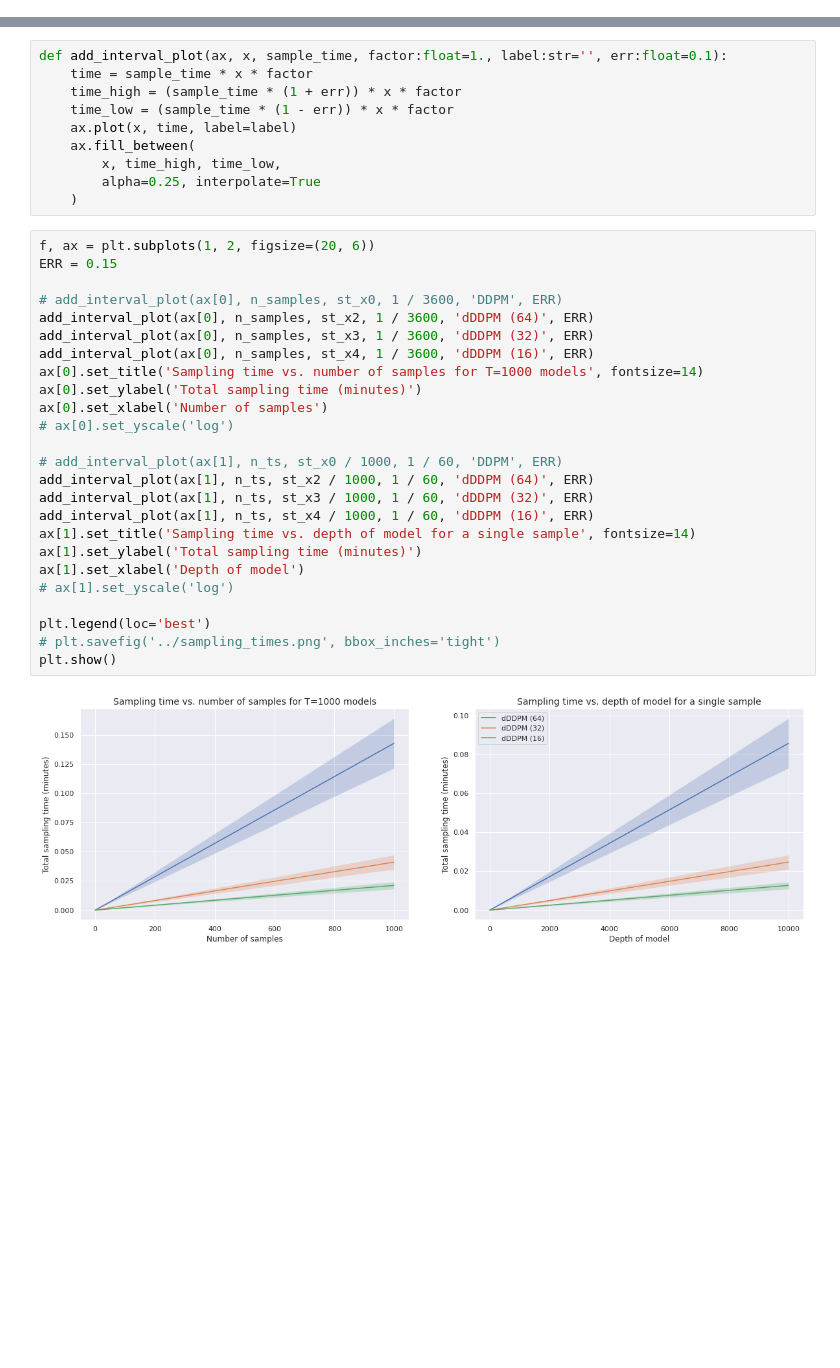
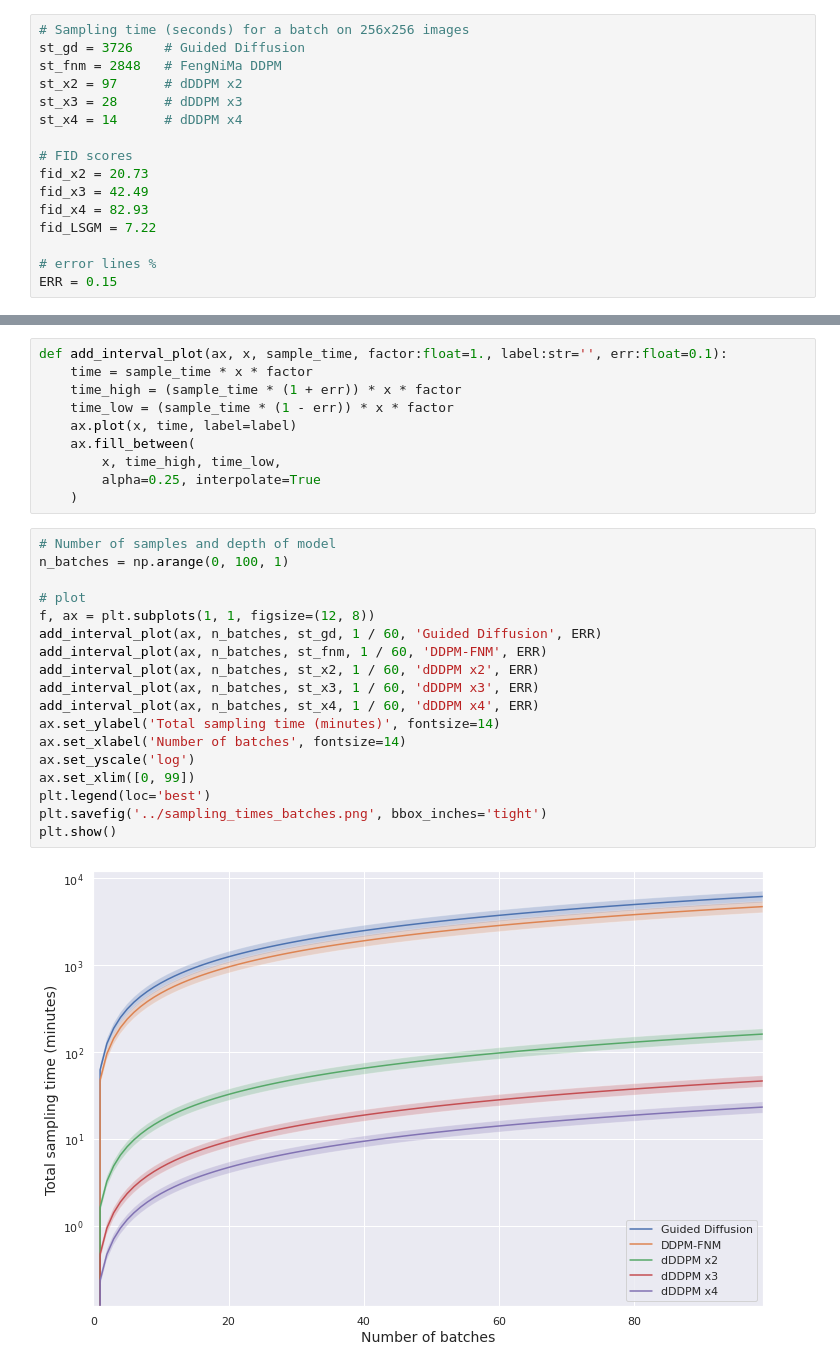
Before and after one commit to simonamtoft/downsampled-diffusion, a Jupyter notebook: notebooks/Sampling Time Visualizations.ipynb, the cells around one changed output, grey strips where cells are left out. Saved outputs shown, nothing was run; the diff lists cells and outputs as text; blank space fills up the shorter version.

Commit message:
add more visualizations + some computations

```diff
--- a/notebooks/Sampling Time Visualizations.ipynb
+++ b/notebooks/Sampling Time Visualizations.ipynb
@@ -15,0 +9,16 @@ n_ts = np.arange(0, 10000, 10)
+# %%
+# Sampling time (seconds) for a batch on 256x256 images
+st_gd = 3726    # Guided Diffusion
+st_fnm = 2848   # FengNiMa DDPM
+st_x2 = 97      # dDDPM x2
+st_x3 = 28      # dDDPM x3
+st_x4 = 14      # dDDPM x4
+
+# FID scores
+fid_x2 = 20.73
+fid_x3 = 42.49
+fid_x4 = 82.93
+fid_LSGM = 7.22
+
+# error lines %
+ERR = 0.15
@@ -23,30 +51,23 @@ def add_interval_plot(ax, x, sample_time, factor:float=1., label:str='', err:flo
         x, time_high, time_low,
         alpha=0.25, interpolate=True
     )
-# %%
-f, ax = plt.subplots(1, 2, figsize=(20, 6))
-ERR = 0.15
-
-# add_interval_plot(ax[0], n_samples, st_x0, 1 / 3600, 'DDPM', ERR)
-add_interval_plot(ax[0], n_samples, st_x2, 1 / 3600, 'dDDPM (64)', ERR)
-add_interval_plot(ax[0], n_samples, st_x3, 1 / 3600, 'dDDPM (32)', ERR)
-add_interval_plot(ax[0], n_samples, st_x4, 1 / 3600, 'dDDPM (16)', ERR)
-ax[0].set_title('Sampling time vs. number of samples for T=1000 models', fontsize=14)
-ax[0].set_ylabel('Total sampling time (minutes)')
-ax[0].set_xlabel('Number of samples')
-# ax[0].set_yscale('log')
-
-# add_interval_plot(ax[1], n_ts, st_x0 / 1000, 1 / 60, 'DDPM', ERR)
-add_interval_plot(ax[1], n_ts, st_x2 / 1000, 1 / 60, 'dDDPM (64)', ERR)
-add_interval_plot(ax[1], n_ts, st_x3 / 1000, 1 / 60, 'dDDPM (32)', ERR)
-add_interval_plot(ax[1], n_ts, st_x4 / 1000, 1 / 60, 'dDDPM (16)', ERR)
-ax[1].set_title('Sampling time vs. depth of model for a single sample', fontsize=14)
-ax[1].set_ylabel('Total sampling time (minutes)')
-ax[1].set_xlabel('Depth of model')
-# ax[1].set_yscale('log')
-
-plt.legend(loc='best')
-# plt.savefig('../sampling_times.png', bbox_inches='tight')
-plt.show()
-# %% [output]
-[figure, removed]
+# %%
+# Number of samples and depth of model
+n_batches = np.arange(0, 100, 1)
+
+# plot
+f, ax = plt.subplots(1, 1, figsize=(12, 8))
+add_interval_plot(ax, n_batches, st_gd, 1 / 60, 'Guided Diffusion', ERR)
+add_interval_plot(ax, n_batches, st_fnm, 1 / 60, 'DDPM-FNM', ERR)
+add_interval_plot(ax, n_batches, st_x2, 1 / 60, 'dDDPM x2', ERR)
+add_interval_plot(ax, n_batches, st_x3, 1 / 60, 'dDDPM x3', ERR)
+add_interval_plot(ax, n_batches, st_x4, 1 / 60, 'dDDPM x4', ERR)
+ax.set_ylabel('Total sampling time (minutes)', fontsize=14)
+ax.set_xlabel('Number of batches', fontsize=14)
+ax.set_yscale('log')
+ax.set_xlim([0, 99])
+plt.legend(loc='best')
+plt.savefig('../sampling_times_batches.png', bbox_inches='tight')
+plt.show()
+# %% [output]
+[figure, added]
```
Also changed, not shown: parts of 5 cells of this notebook.
